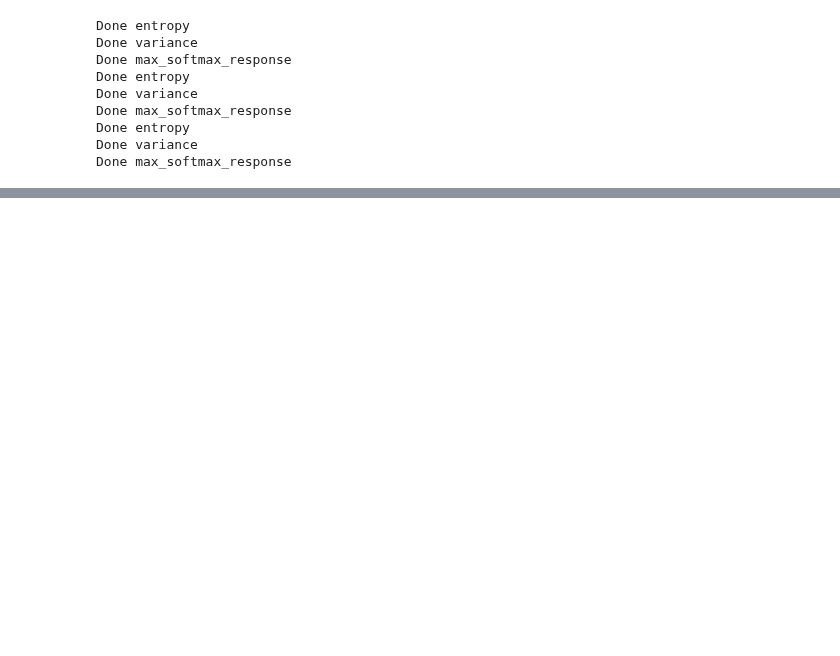
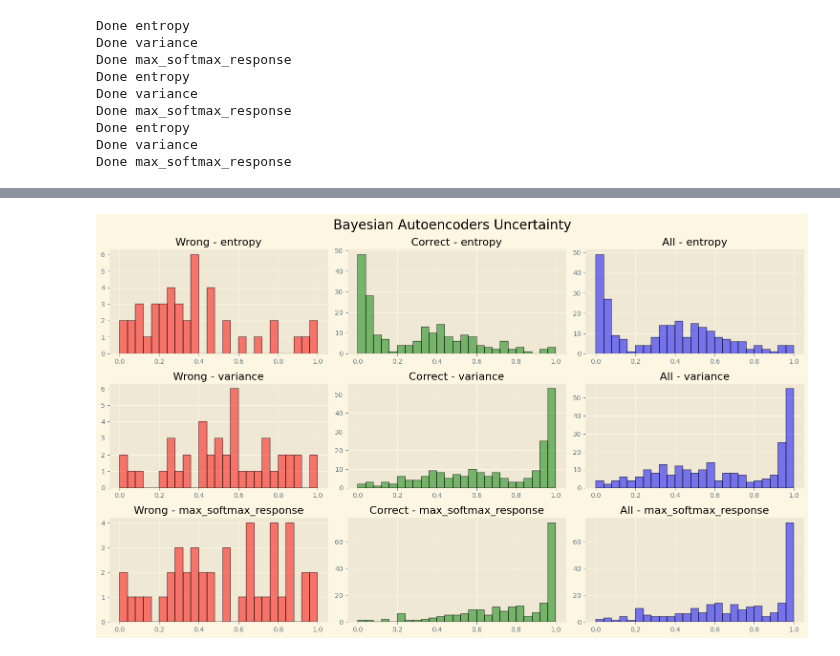
Before and after one commit to Anatr1/timeseries-anomaly-detection, a Jupyter notebook: main.ipynb, the cells around one changed output, grey strips where cells are left out. Cells and saved outputs as stored; diff of their text form; code cells hidden in the pictures; blank space fills up the shorter version.

```diff
--- a/main.ipynb
+++ b/main.ipynb
@@ -400,2 +408,4 @@ NameError: name 'Confidence' is not defined
 # %%
-plot_uncertainty(uncertainties_bayes, "Bayesian CNN Uncertainty")
+plot_uncertainty(uncertainties_bayes, "Bayesian Autoencoders Uncertainty")
+# %% [output]
+[figure, added]
```
Also changed, not shown: parts of 10 cells of this notebook.
